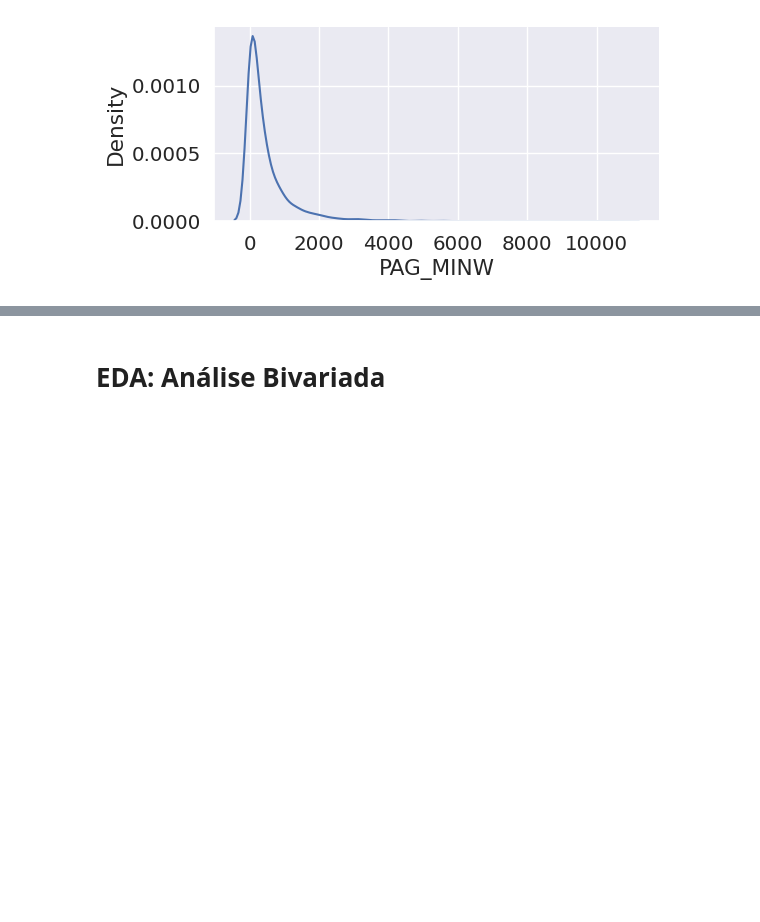
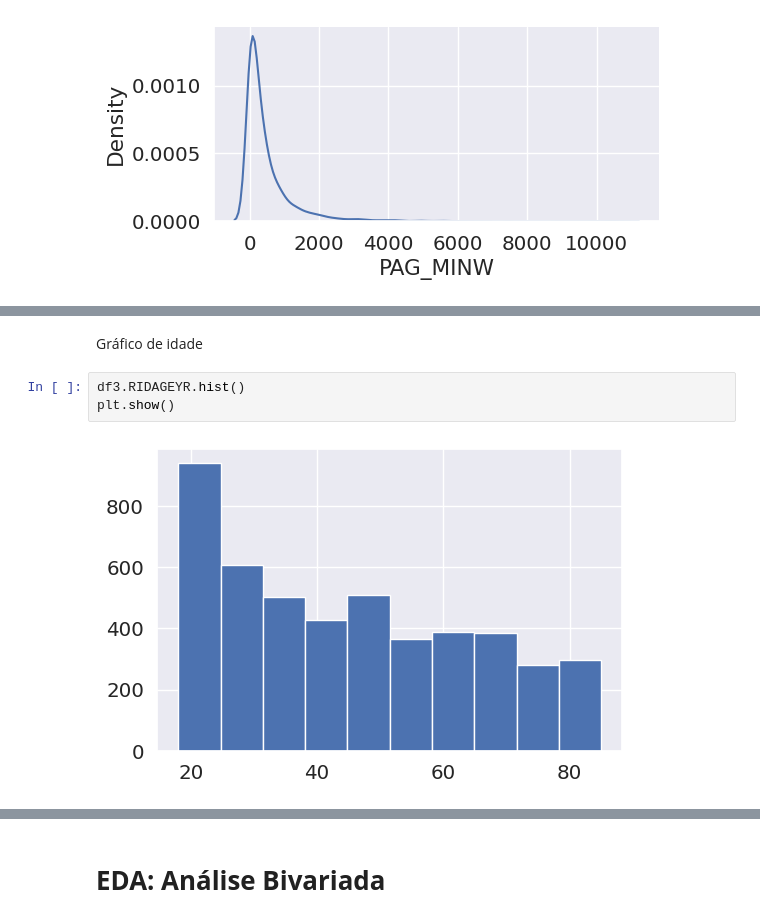
Before and after one commit to casjunior93/Desafio-Tera-Inferencia, a Jupyter notebook: DesafioTera.ipynb, the cells around one changed output, grey strips where cells are left out. Saved outputs shown, nothing was run; the diff lists cells and outputs as text; blank space fills up the shorter version.

```diff
--- a/DesafioTera.ipynb
+++ b/DesafioTera.ipynb
@@ -278,0 +295,7 @@ plt.show()
+# %% [markdown]
+Gráfico de idade
+# %%
+df3.RIDAGEYR.hist()
+plt.show()
+# %% [output]
+[figure, added]
```
Also changed, not shown: parts of 27 cells of this notebook, 1 other file.
